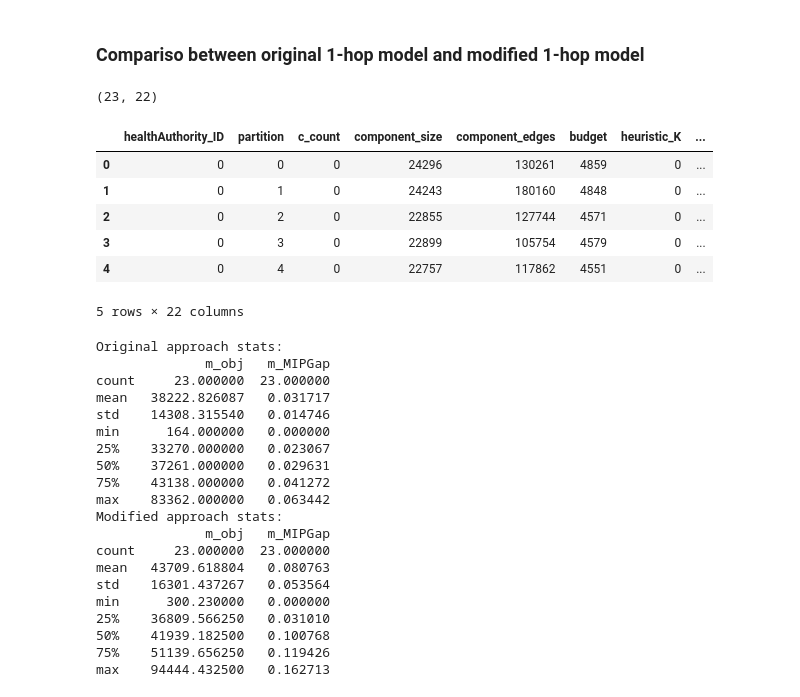
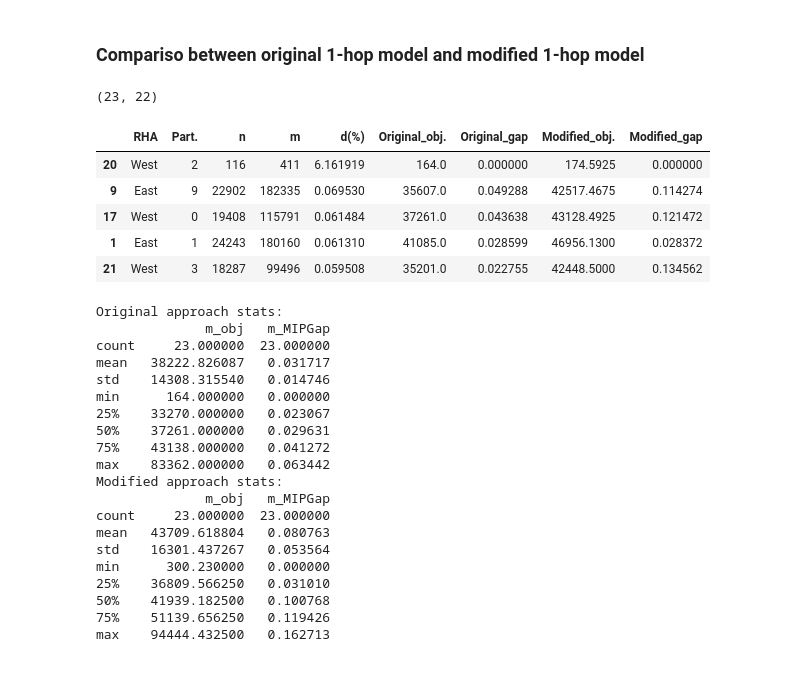
Before and after one commit to faraz2023/optimal-design-of-vaccination-policies, a Jupyter notebook: export_summary_results.ipynb, the cells around one changed output. Cells and saved outputs as stored; diff of their text form; code cells hidden in the pictures.

```diff
--- a/export_summary_results.ipynb
+++ b/export_summary_results.ipynb
@@ -72,25 +75,56 @@ dcndp_1hop_df['perc_reduction_obj'] = 100 * (dcndp_1hop_df['original_objective']
 dcndp_1hop_df.to_csv(os.path.join(summary_results_path, 'dcndp_1hop_summary_results.csv'), index=False)
 # %% [markdown]
 ### Compariso between original 1-hop model and modified 1-hop model
-# %%
-original_1hop_df = pd.read_csv("DCNDP_sols/DCNDP_1hop_NL_D2_2023_06_28_healthAuthority_ID/day2_0/hybrid_rate_0/partition_results.csv")
-modified_1hop_df = pd.read_csv("DCNDP_sols/MODIFIED_DCNDP_1hop_NL_D2_2023_11_02_healthAuthority_ID/day2_0/hybrid_rate_0/partition_results.csv")
-
-#sanity check
-assert original_1hop_df.shape == modified_1hop_df.shape
-
-print(original_1hop_df.shape)
-
-original_1hop_df.head()
-# %% [output]
-(23, 22)
-|  | healthAuthority_ID | partition | c_count | component_size | component_edges | budget | heuristic_K | ... |
-| 0 | 0 | 0 | 0 | 24296 | 130261 | 4859 | 0 | ... |
-| 1 | 0 | 1 | 0 | 24243 | 180160 | 4848 | 0 | ... |
-| 2 | 0 | 2 | 0 | 22855 | 127744 | 4571 | 0 | ... |
-| 3 | 0 | 3 | 0 | 22899 | 105754 | 4579 | 0 | ... |
-| 4 | 0 | 4 | 0 | 22757 | 117862 | 4551 | 0 | ... |
-5 rows × 22 columns
+# %%
+original_1hop_df = pd.read_csv("DCNDP_sols/DCNDP_1hop_NL_D2_2023_06_28_healthAuthority_ID/day2_0/hybrid_rate_0/partition_results.csv")
+modified_1hop_df = pd.read_csv("DCNDP_sols/MODIFIED_DCNDP_1hop_NL_D2_2023_11_05_healthAuthority_ID/day2_0/hybrid_rate_0/partition_results.csv")
+
+#sanity check
+assert original_1hop_df.shape == modified_1hop_df.shape
+assert (original_1hop_df['component_size'] == modified_1hop_df['component_size']).all() == True
+assert (original_1hop_df['component_edges'] == modified_1hop_df['component_edges']).all() == True
+
+
+print(original_1hop_df.shape)
+
+healthAuthority_names = ['East', 'Cent', 'West', 'La_Gr']
+
+original_1hop_df['healthAuthority_name'] = original_1hop_df['healthAuthority_ID'].apply(lambda x: healthAuthority_names[x])
+modified_1hop_df['healthAuthority_name'] = modified_1hop_df['healthAuthority_ID'].apply(lambda x: healthAuthority_names[x])
+
+original_1hop_df['density'] = 100 * (original_1hop_df['component_edges']/((original_1hop_df['component_size']*(original_1hop_df['component_size'] - 1))/2))
+
+original_1hop_df = original_1hop_df[['healthAuthority_name', 'partition', 'component_size', 'component_edges', 'density', 'm_obj', 'm_MIPGap']]
+original_1hop_df.columns = ['RHA', 'Part.', 'n', 'm', 'd(%)', 'Original_obj.', 'Original_gap']
+modified_1hop_df = modified_1hop_df[['healthAuthority_name', 'partition', 'component_size', 'component_edges', 'm_obj', 'm_MIPGap']]
+modified_1hop_df.columns = ['RHA', 'Part.', 'n', 'm', 'Modified_obj.', 'Modified_gap']
+
+# check to make sure all values for RHA, Part., n, m, d(%) are the same
+assert (original_1hop_df['RHA'] == modified_1hop_df['RHA']).all() == True
+assert (original_1hop_df['Part.'] == modified_1hop_df['Part.']).all() == True
+assert (original_1hop_df['n'] == modified_1hop_df['n']).all() == True
+assert (original_1hop_df['m'] == modified_1hop_df['m']).all() == True
+
+# merge the two dataframes
+merged_1hop_df = pd.merge(original_1hop_df, modified_1hop_df, on=['RHA', 'Part.', 'n', 'm'], suffixes=('_original', '_modified'))
+
+# sort based on d(%)
+merged_1hop_df = merged_1hop_df.sort_values(by=['d(%)'], ascending=False)
+
+
+
+# turn to latex table
+merged_1hop_df.to_latex(os.path.join('dcndp_1hop_summary_results_table.tex'), index=False, float_format="%.2f")
+
+merged_1hop_df.head()
+# %% [output]
+(23, 22)
+|  | RHA | Part. | n | m | d(%) | Original_obj. | Original_gap | Modified_obj. | Modified_gap |
+| 20 | West | 2 | 116 | 411 | 6.161919 | 164.0 | 0.000000 | 174.5925 | 0.000000 |
+| 9 | East | 9 | 22902 | 182335 | 0.069530 | 35607.0 | 0.049288 | 42517.4675 | 0.114274 |
+| 17 | West | 0 | 19408 | 115791 | 0.061484 | 37261.0 | 0.043638 | 43128.4925 | 0.121472 |
+| 1 | East | 1 | 24243 | 180160 | 0.061310 | 41085.0 | 0.028599 | 46956.1300 | 0.028372 |
+| 21 | West | 3 | 18287 | 99496 | 0.059508 | 35201.0 | 0.022755 | 42448.5000 | 0.134562 |
 # %%
 # Descriptive stats for the original and modified approach
 original_stats = original_1hop_df[['m_obj', 'm_MIPGap']].describe()
```
Also changed, not shown: parts of 4 cells of this notebook, 1 other file.
